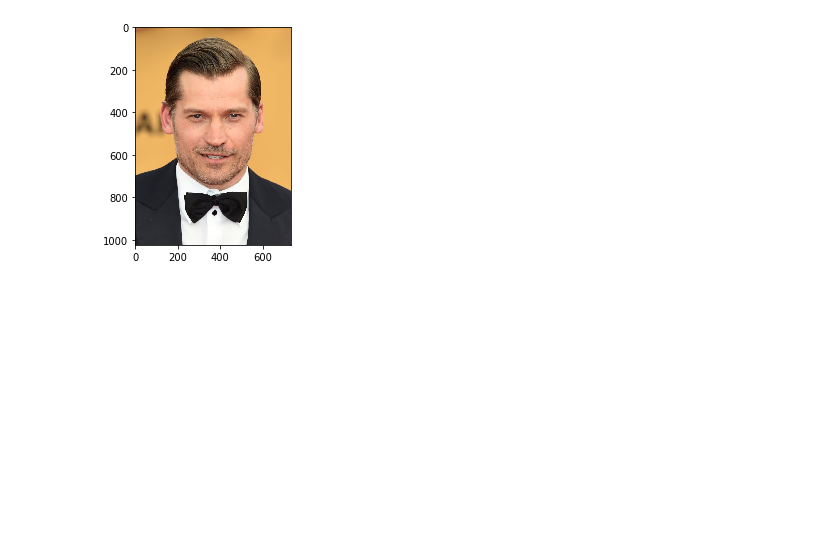
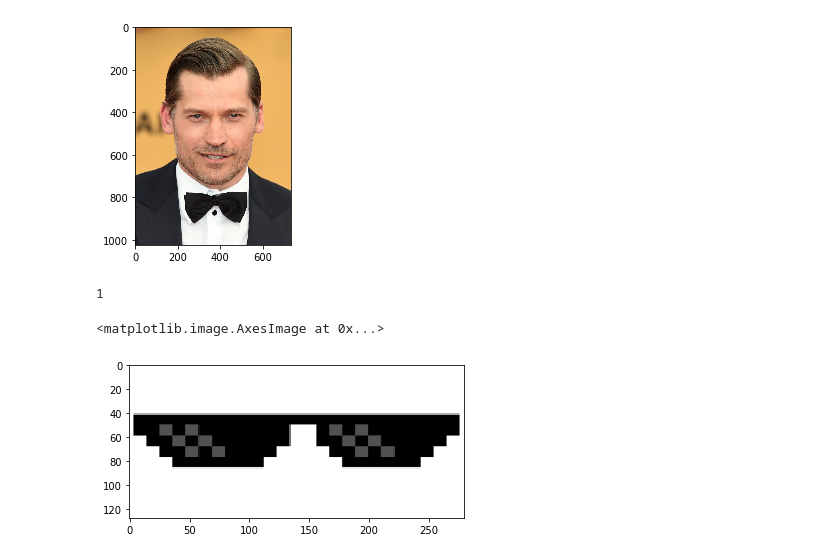
Before and after one commit to Shubby98/ML-CodingBlocks, a Jupyter notebook: challenges/snapchat filter/Untitled.ipynb, the cells around one changed output. Drawn from its saved outputs; the diff is of its cells as text; code cells hidden in the pictures; blank space fills up the shorter version.

```diff
--- a/challenges/snapchat filter/Untitled.ipynb
+++ b/challenges/snapchat filter/Untitled.ipynb
@@ -75,0 +25,13 @@ eyes = eye_cascade.detectMultiScale(kingslayer,1.3,5)
+# %%
+eyes = eye_cascade.detectMultiScale(kingslayer,8,5)
+print(len(eyes))
+x = eyes[0][0]
+y = eyes[0][1]
+w = eyes[0][2]
+h = eyes[0][3]
+new_glasses = cv2.resize(glasses ,dsize = (w,h))
+plt.imshow(new_glasses)
+# %% [output]
+1
+<matplotlib.image.AxesImage at 0x...>
+[figure, added]
```
Also changed, not shown: parts of 44 cells of this notebook, 22 other files.
